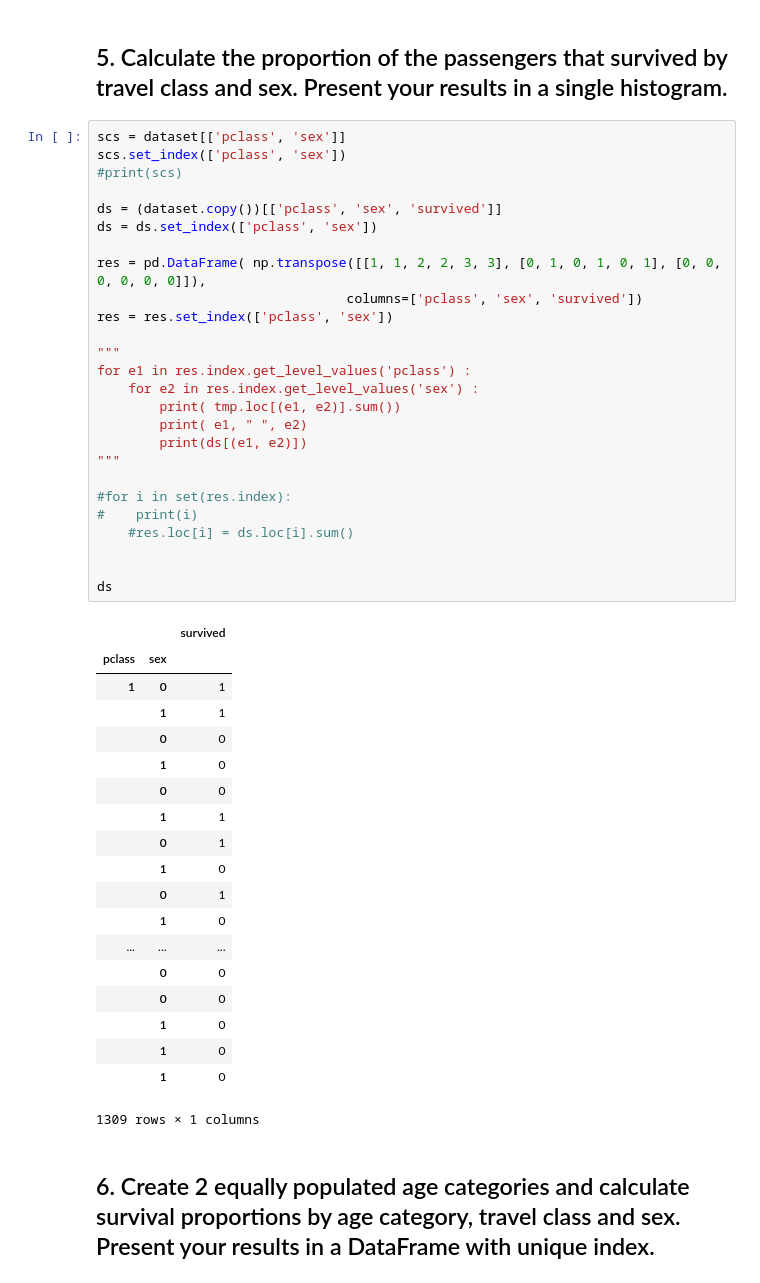
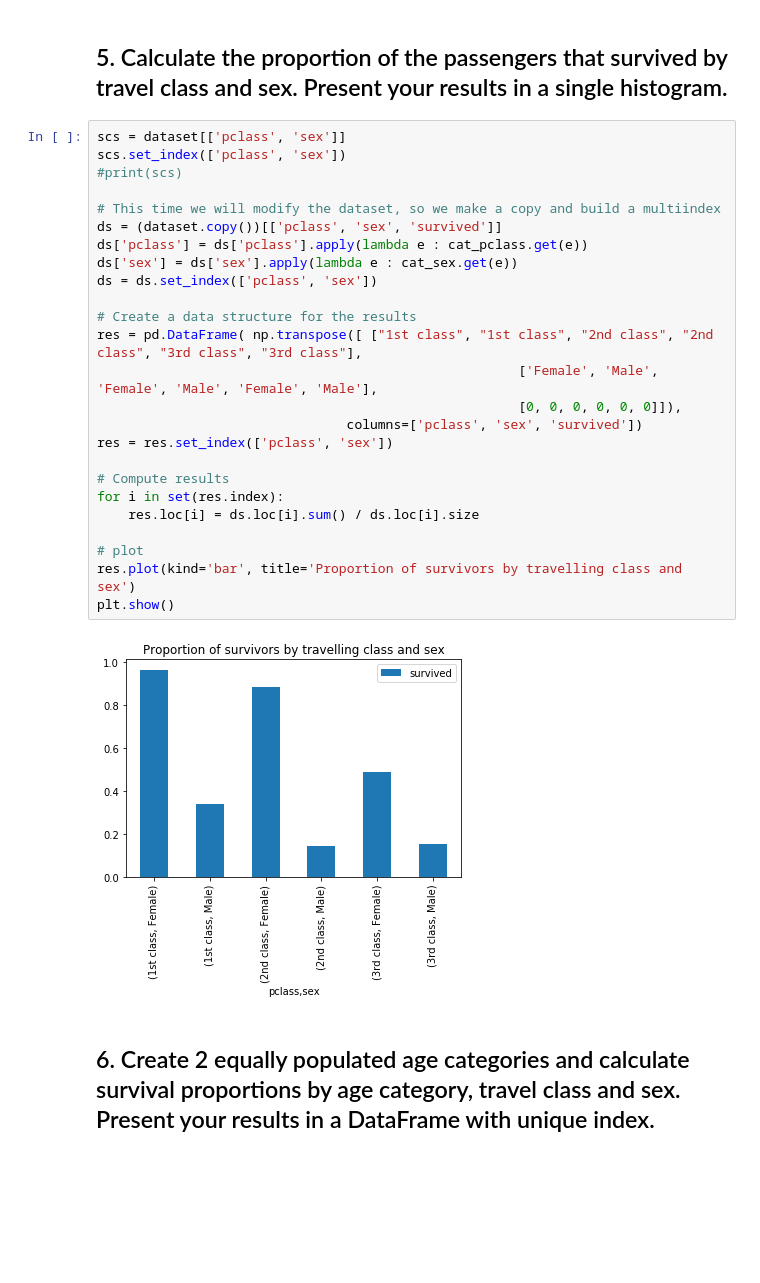
Before and after one commit to NicoBrun/ada2017, a Jupyter notebook: 01 - Pandas and Data Wrangling/Homework 1.ipynb, the cells around one changed output. Saved outputs shown, nothing was run; the diff lists cells and outputs as text; blank space fills up the shorter version.

```diff
--- a/01 - Pandas and Data Wrangling/Homework 1.ipynb
+++ b/01 - Pandas and Data Wrangling/Homework 1.ipynb
@@ -467,48 +467,29 @@ plt.show()
 # %%
 scs = dataset[['pclass', 'sex']]
 scs.set_index(['pclass', 'sex'])
 #print(scs)
 
+# This time we will modify the dataset, so we make a copy and build a multiindex
 ds = (dataset.copy())[['pclass', 'sex', 'survived']]
+ds['pclass'] = ds['pclass'].apply(lambda e : cat_pclass.get(e))
+ds['sex'] = ds['sex'].apply(lambda e : cat_sex.get(e))
 ds = ds.set_index(['pclass', 'sex'])
 
-res = pd.DataFrame( np.transpose([[1, 1, 2, 2, 3, 3], [0, 1, 0, 1, 0, 1], [0, 0, 0, 0, 0, 0]]),
+# Create a data structure for the results
+res = pd.DataFrame( np.transpose([ ["1st class", "1st class", "2nd class", "2nd class", "3rd class", "3rd class"],
+                                                      ['Female', 'Male', 'Female', 'Male', 'Female', 'Male'],
+                                                      [0, 0, 0, 0, 0, 0]]),
                                 columns=['pclass', 'sex', 'survived'])
 res = res.set_index(['pclass', 'sex'])
 
-"""
-for e1 in res.index.get_level_values('pclass') :
-    for e2 in res.index.get_level_values('sex') :
-        print( tmp.loc[(e1, e2)].sum())
-        print( e1, " ", e2)
-        print(ds[(e1, e2)])
-"""
+# Compute results
+for i in set(res.index):
+    res.loc[i] = ds.loc[i].sum() / ds.loc[i].size
 
-#for i in set(res.index):
-#    print(i)
-    #res.loc[i] = ds.loc[i].sum()
-
-
-ds
+# plot
+res.plot(kind='bar', title='Proportion of survivors by travelling class and sex')
+plt.show()
 # %% [output]
-|  |  | survived |
-| pclass | sex |  |
-| 1 | 0 | 1 |
-|  | 1 | 1 |
-|  | 0 | 0 |
-|  | 1 | 0 |
-|  | 0 | 0 |
-|  | 1 | 1 |
-|  | 0 | 1 |
-|  | 1 | 0 |
-|  | 0 | 1 |
-|  | 1 | 0 |
-| ... | ... | ... |
-|  | 0 | 0 |
-|  | 0 | 0 |
-|  | 1 | 0 |
-|  | 1 | 0 |
-|  | 1 | 0 |
-1309 rows × 1 columns
+[figure, added]
 # %% [markdown]
 ## 6. Create 2 equally populated age categories and calculate survival proportions by age category, travel class and sex. Present your results in a DataFrame with unique index.
```
